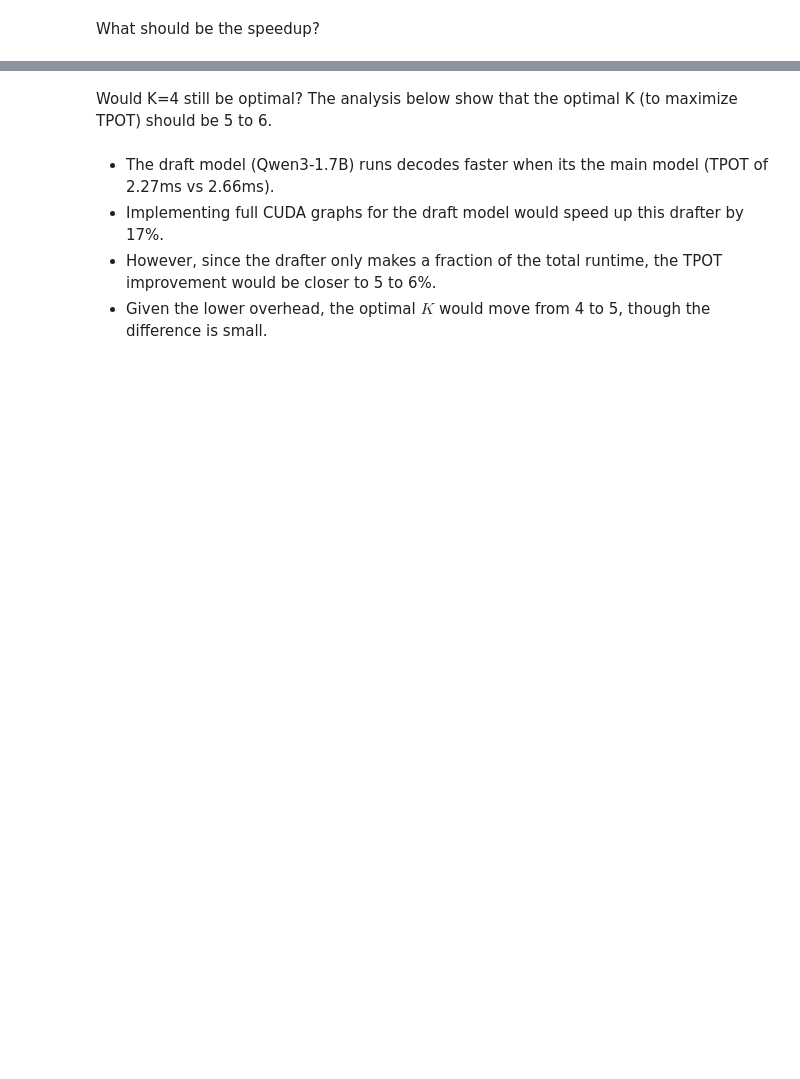
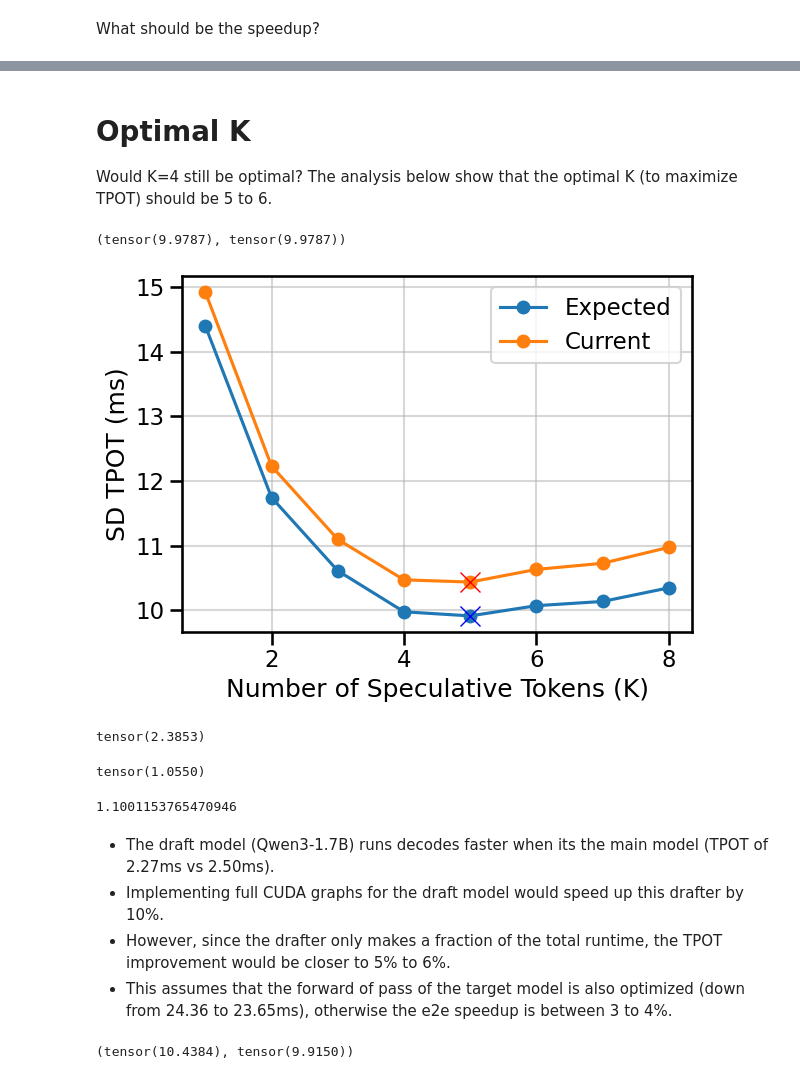
Before and after one commit to tomasruizt/vllm-scripts, a Jupyter notebook: profiling/analysis.ipynb, the cells around one changed output, grey strips where cells are left out. Cells and saved outputs as stored; diff of their text form; code cells hidden in the pictures; blank space fills up the shorter version.

```diff
--- a/profiling/analysis.ipynb
+++ b/profiling/analysis.ipynb
@@ -43,80 +89,86 @@ expected_speedup
 # %% [markdown]
+# Optimal K
 Would K=4 still be optimal?
 The analysis below show that the optimal K (to maximize TPOT) should be 5 to 6.
 # %%
-import torch
-
 # from k=3 to k=8
-k1 = 1.80
-k2 = 2.40
-k3 = 2.87
-k4 = 3.28
-k5 = 3.53
-k6 = 3.70
-k7 = 3.90
-k8 = 4.04
-acceptance_lens = torch.tensor([k1, k2, k3, k4, k5, k6, k7, k8])
+al1 = 1.80
+al2 = 2.40
+al3 = 2.87
+al4 = 3.28
+al5 = 3.53
+al6 = 3.70
+al7 = 3.90
+al8 = 4.04
+acceptance_lens = torch.tensor([al1, al2, al3, al4, al5, al6, al7, al8])
 # %%
-import torch
-
-
-def sd_tpot(k, tpot_1_7b):
+def sd_tpot(k, tpot_1_7b, tpot_32b):
     itl = tpot_1_7b * k + tpot_32b
     # starts at k=1, so k=1 -> idx=0
     al = acceptance_lens[idx := k - 1]
     return itl / al
 
 
-sd_tpot(4, tpot_1_7b=tpot_1_7b), torch.tensor(expected_sd_tpot)
+sd_tpot(4, tpot_1_7b=tpot_1_7b, tpot_32b=tpot_32b), torch.tensor(expected_sd_tpot)
+# %% [output]
+(tensor(9.9787), tensor(9.9787))
 # %%
-import matplotlib.pyplot as plt
-import seaborn as sns
-import os
-
-sns.set_context("talk")
-
 k_values = torch.arange(1, 9)
-expected_tpot_values = torch.tensor([sd_tpot(k, tpot_1_7b=tpot_1_7b) for k in k_values])
+expected_tpot_values = torch.tensor(
+    [sd_tpot(k, tpot_1_7b=tpot_1_7b, tpot_32b=tpot_32b) for k in k_values]
+)
 actual_tpot_values = torch.tensor(
-    [sd_tpot(k, tpot_1_7b=implied_tpot_1_7b) for k in k_values]
+    [sd_tpot(k, tpot_1_7b=fwd_1_7b, tpot_32b=fwd_32b) for k in k_values]
 )
 
 plt.plot(k_values, expected_tpot_values, label="Expected", marker="o")
 plt.plot(
     k_values[expected_tpot_values.argmin()],
     expected_tpot_values.min(),
     marker="x",
     color="blue",
     markersize=15,
 )
 plt.plot(k_values, actual_tpot_values, label="Current", marker="o")
 plt.plot(
     k_values[actual_tpot_values.argmin()],
     actual_tpot_values.min(),
     marker="x",
     color="red",
     markersize=15,
 )
 plt.xlabel("Number of Speculative Tokens (K)")
 plt.ylabel("SD TPOT (ms)")
 
 plt.tight_layout()
 plt.grid(alpha=0.5)
 plt.legend()
 
 os.makedirs("imgs", exist_ok=True)
 plt.savefig("imgs/tpot_k_comparison.png", dpi=300, bbox_inches="tight")
 plt.show()
+# %% [output]
+[figure, added]
 # %%
 best_expected_tpot_sd = expected_tpot_values.min()
 best_expected_speedup = tpot_32b / best_expected_tpot_sd
 best_expected_speedup
+# %% [output]
+tensor(2.3853)
 # %%
 best_expected_speedup / actual_speedup
+# %% [output]
+tensor(1.0550)
 # %%
-implied_tpot_1_7b / tpot_1_7b
+fwd_1_7b / tpot_1_7b
+# %% [output]
+1.1001153765470946
 # %% [markdown]
-* The draft model (Qwen3-1.7B) runs decodes faster when its the main model (TPOT of 2.27ms vs 2.66ms).
-* Implementing full CUDA graphs for the draft model would speed up this drafter by 17%.
-* However, since the drafter only makes a fraction of the total runtime, the TPOT improvement would be closer to 5 to 6%.
-* Given the lower overhead, the optimal $K$ would move from 4 to 5, though the difference is small.
+* The draft model (Qwen3-1.7B) runs decodes faster when its the main model (TPOT of 2.27ms vs 2.50ms).
+* Implementing full CUDA graphs for the draft model would speed up this drafter by 10%.
+* However, since the drafter only makes a fraction of the total runtime, the TPOT improvement would be closer to 5% to 6%.
+* This assumes that the forward of pass of the target model is also optimized (down from 24.36 to 23.65ms), otherwise the e2e speedup is between 3 to 4%.
+# %%
+actual_tpot_values.min(), expected_tpot_values.min()
+# %% [output]
+(tensor(10.4384), tensor(9.9150))
```
Also changed, not shown: parts of 13 cells of this notebook, 2 other files.
